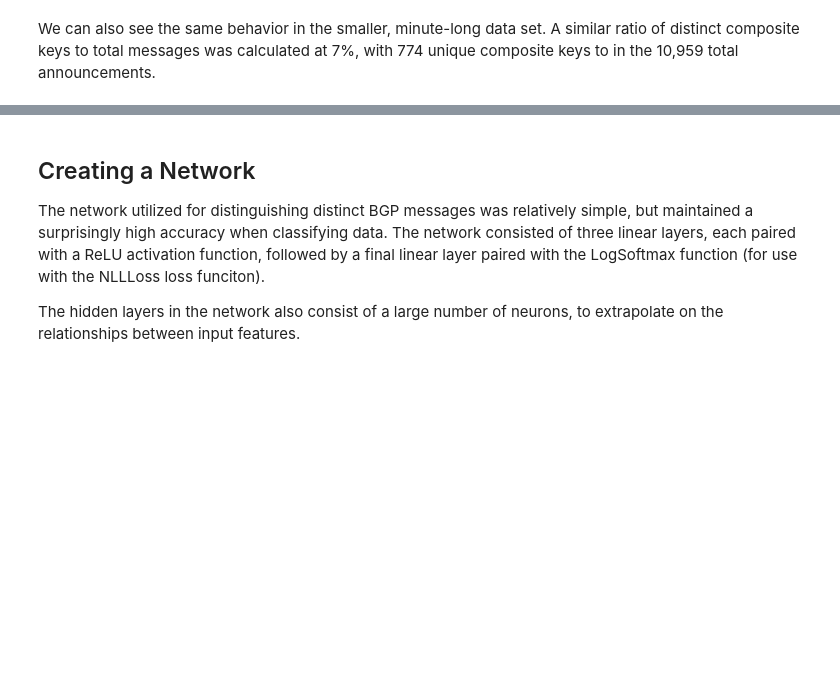
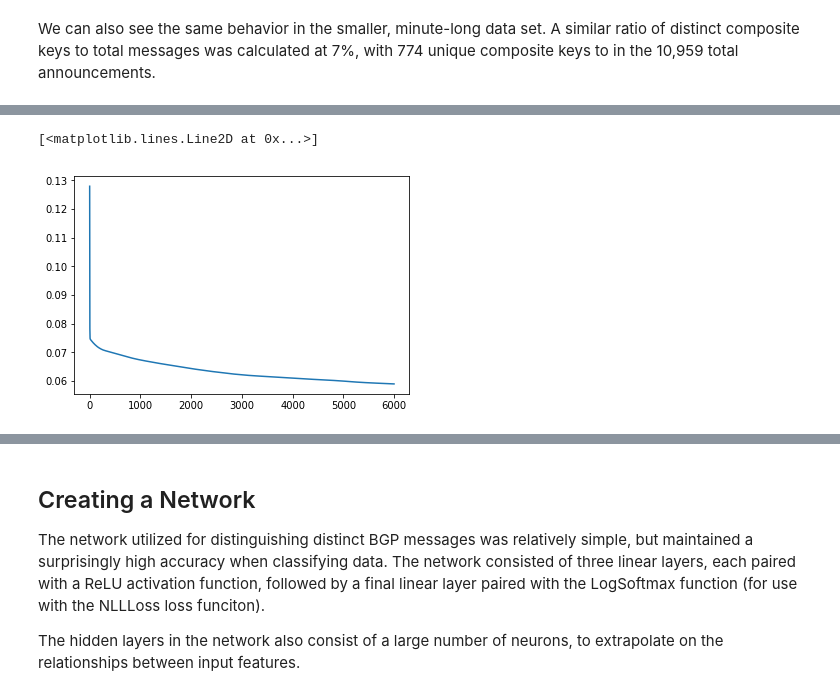
Before and after one commit to adolan5/BGPDistinct, a Jupyter notebook: notebooks/BGPDistinct.ipynb, the cells around one changed output, grey strips where cells are left out. Drawn from its saved outputs; the diff is of its cells as text; code cells hidden in the pictures; blank space fills up the shorter version.

```diff
--- a/notebooks/BGPDistinct.ipynb
+++ b/notebooks/BGPDistinct.ipynb
@@ -267,0 +279,5 @@ plt.show()
+# %%
+plt.plot(e)
+# %% [output]
+[<matplotlib.lines.Line2D at 0x...>]
+[figure, added]
```
Also changed, not shown: parts of 47 cells of this notebook.
